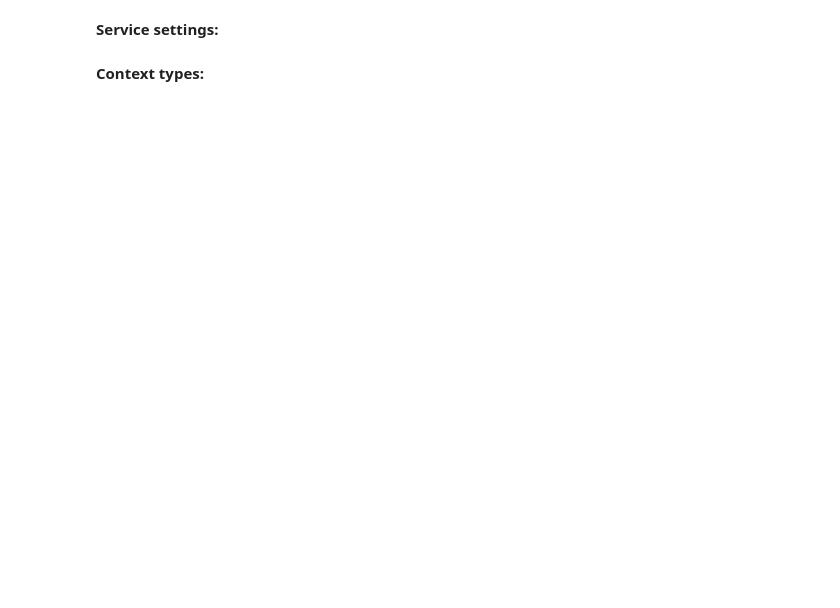
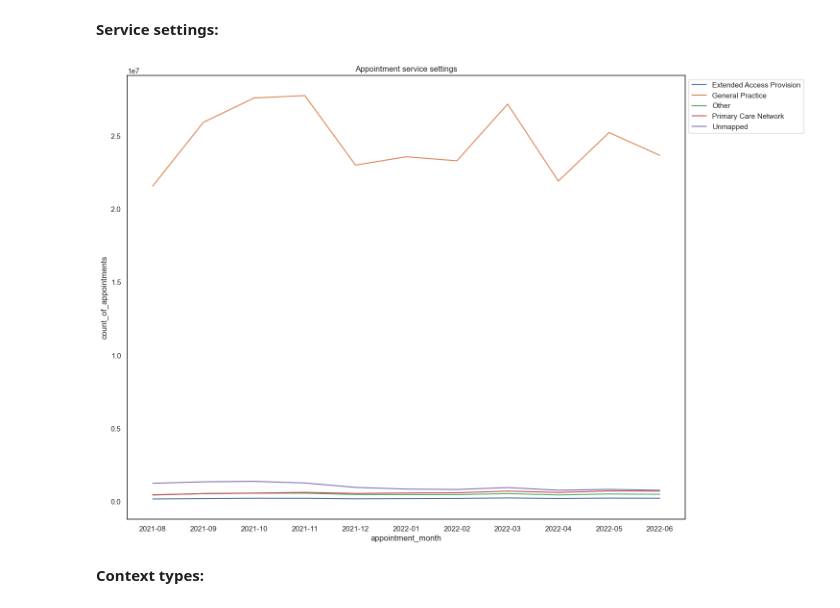
Before and after one commit to amquercus/NHS-project-MC, a Jupyter notebook: Carvalho_Margarida_LSE_DA201_Assignment_Notebook.ipynb, the cells around one changed output. Saved outputs shown, nothing was run; the diff lists cells and outputs as text; code cells hidden in the pictures; blank space fills up the shorter version.

```diff
--- a/Carvalho_Margarida_LSE_DA201_Assignment_Notebook.ipynb
+++ b/Carvalho_Margarida_LSE_DA201_Assignment_Notebook.ipynb
@@ -465,3 +582,5 @@ sns.set_style('white')
 Create three visualisations indicating the number of appointments per month for service settings, context types, and national categories.
 # %%
 # Change the data type of the appointment month to string to allow for easier plotting.
+nc["appointment_month"] = nc["appointment_month"].convert_dtypes("string")
+print(nc["appointment_month"].dtypes)
@@ -475,6 +611,16 @@ Create three visualisations indicating the number of appointments per month for
 # %%
 # Plot the appointments over the available date range, and review the service settings for months.
 # Create a lineplot.
+
+nc_ss = nc.groupby(["appointment_month", "service_setting"])["count_of_appointments"].sum()
+sns.lineplot(x="appointment_month", y=nc_ss, data=nc_ss, hue="service_setting", ci=None)
+
+plt.legend(bbox_to_anchor=(1,1))
+plt.title("Appointment service settings")
+
+plt.savefig("Appointment_service_settings.png", format="png", bbox_inches='tight')
+# %% [output]
+[figure, added]
 # %% [markdown]
 **Context types:**
 # %%
```
Also changed, not shown: parts of 44 cells of this notebook.
